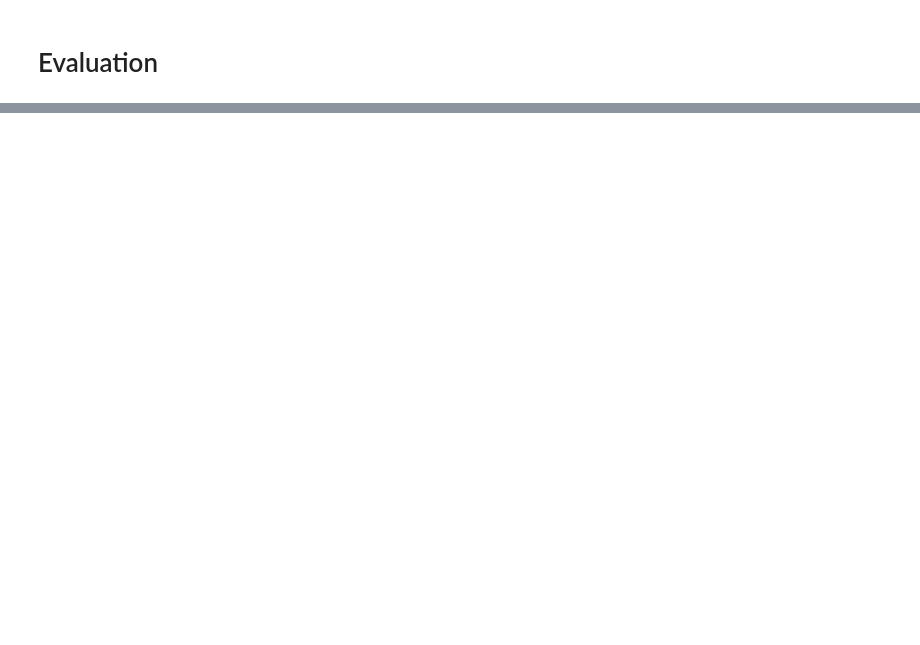
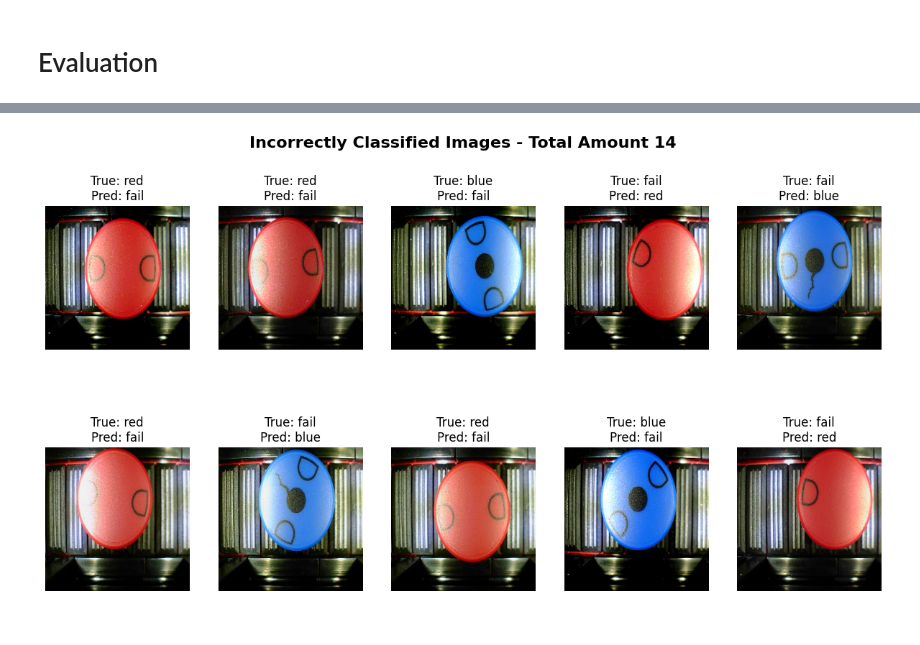
Before and after one commit to lucastanger/embedded-quality-assurance, a Jupyter notebook: TFLiteModel.ipynb, the cells around one changed output, grey strips where cells are left out. Cells and saved outputs as stored; diff of their text form; code cells hidden in the pictures; blank space fills up the shorter version.

```diff
--- a/TFLiteModel.ipynb
+++ b/TFLiteModel.ipynb
@@ -286,2 +314,0 @@ reduce_lr = tf.keras.callbacks.ReduceLROnPlateau(
-# %%
-H = model.fit(train_ds, epochs=40, validation_data=val_ds, callbacks=[early_stopping, reduce_lr])
@@ -372,5 +410,13 @@ Test Loss: 0.2547
 # %% [markdown]
 # Evaluation
+# %%
+# Pick better model
+if test_accuracy_efficient_net_b0 > test_accuracy_efficient_netv2_b0:
+    model = efficient_net
+    model_name = "efficient_net"
+else:
+    model = efficient_net_v2
+    model_name = "efficient_net_v2"
 # %%
 # Import necessary libraries
 from sklearn.metrics import classification_report, confusion_matrix
@@ -379,11 +425,14 @@ import seaborn as sns
 # Initialize lists for true and predicted labels
 y_true = []
 y_pred = []
+images = []
 
 # Iterate through the test dataset to collect true and predicted labels
 for x, y in test_ds:
     y_true.extend(y.numpy())
     y_pred.extend(model.predict(x).argmax(axis=1))
+
+    images.extend(x["image_input"].numpy())
 
 # Convert y_true from one-hot encoding to class indices
 y_true = np.argmax(y_true, axis=1)
@@ -407,5 +456,9 @@ plt.yticks(ticks=np.arange(len(class_names))+0.5, labels=tick_labels)
 plt.title('Confusion Matrix')
 plt.ylabel('True Label')
 plt.xlabel('Predicted Label')
+
+# Save the confusion matrix plot
+plt.savefig(os.path.join(plot_dir, 'confusion_matrix.png'))
+
 plt.show()
 # %% [output]
@@ -429,4 +482,25 @@ weighted avg       0.94      0.94      0.94       360
 [figure]
+# %%
+# Find and display incorrectly classified images
+incorrect_indices = [i for i in range(len(y_true)) if y_true[i] != y_pred[i]]
+
+# Plot some of the incorrectly classified images
+num_images = 10  # Number of images to display
+plt.figure(figsize=(15, 8))
+plt.title(f'Incorrectly Classified Images - Total Amount {len(incorrect_indices)}', fontsize=16, fontweight='bold', pad=30)
+plt.axis("off")
+for i, idx in enumerate(incorrect_indices[:num_images]):
+    plt.subplot(2, num_images // 2, i + 1)
+    plt.imshow(images[idx].astype("uint8"), cmap='gray' if GRAYSCALE else None)
+    plt.title(f'True: {class_names[y_true[idx]]}\nPred: {class_names[y_pred[idx]]}')
+    plt.axis('off')
+
+# Save the plot
+plt.savefig(os.path.join(plot_dir, 'incorrectly_classified_images.png'))
+
+plt.show()
+# %% [output]
+[figure, added]
 # %%
 # Compute Recall for each class
 recall = np.diag(conf_matrix) / np.sum(conf_matrix, axis=1)
```
Also changed, not shown: parts of 21 cells of this notebook, 12 other files.
